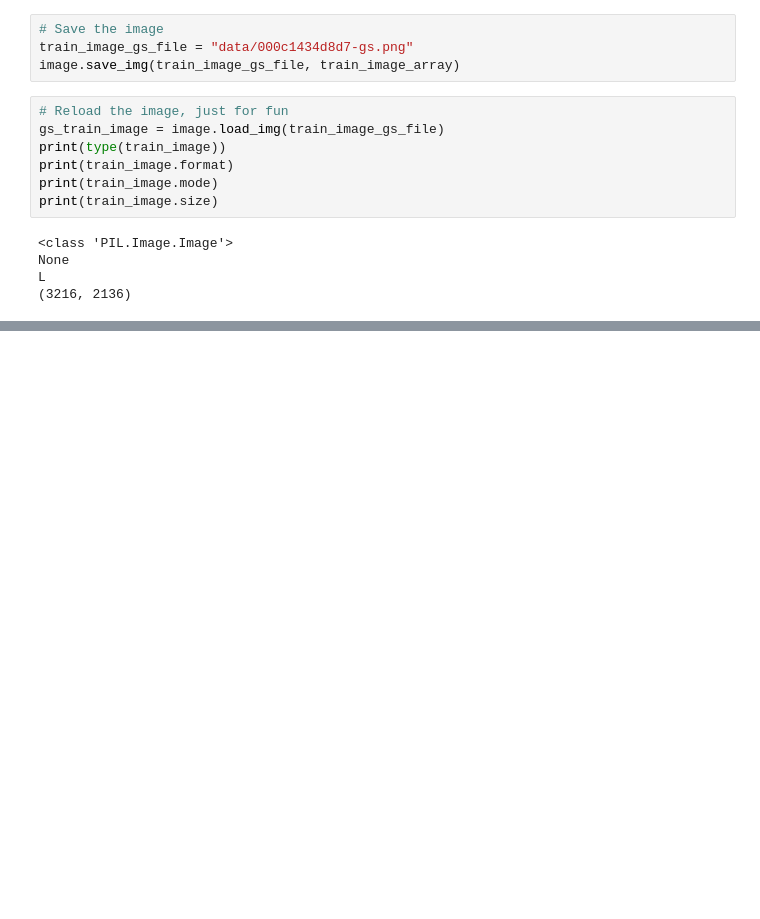
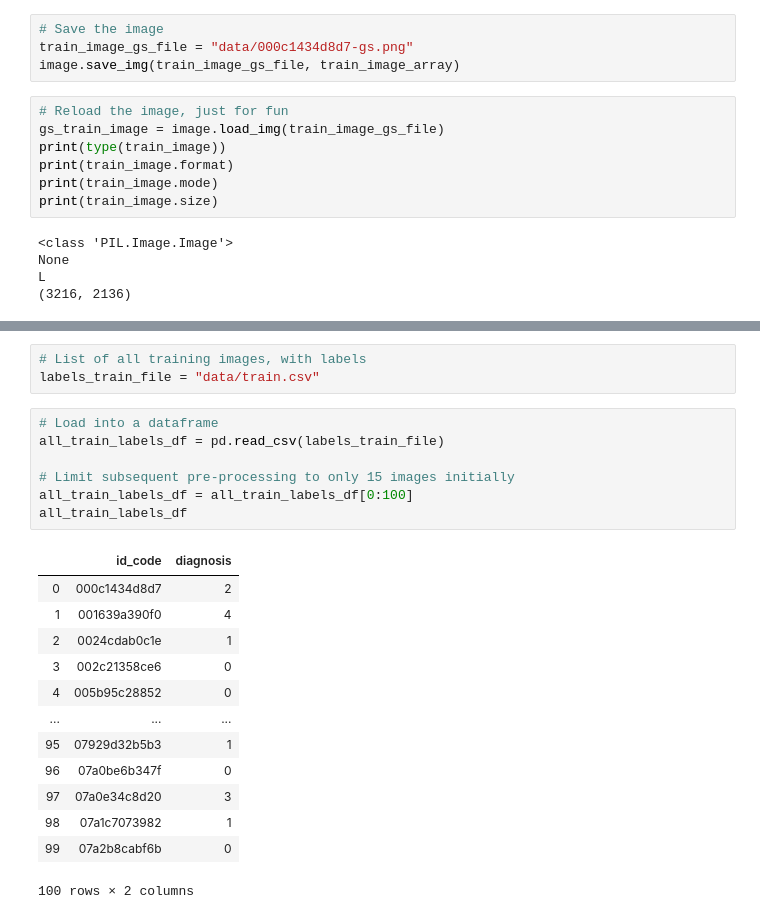
Before and after one commit to daddyjab/Diabetic_Retinopathy_Detection, a Jupyter notebook: 01-Diabetic_Retinopathy_Exploration.ipynb, the cells around one changed output, grey strips where cells are left out. Saved outputs shown, nothing was run; the diff lists cells and outputs as text; blank space fills up the shorter version.

```diff
--- a/01-Diabetic_Retinopathy_Exploration.ipynb
+++ b/01-Diabetic_Retinopathy_Exploration.ipynb
@@ -239,0 +230,24 @@ train_labels_df
+# %%
+# List of all training images, with labels
+labels_train_file = "data/train.csv"
+# %%
+# Load into a dataframe
+all_train_labels_df = pd.read_csv(labels_train_file)
+
+# Limit subsequent pre-processing to only 15 images initially
+all_train_labels_df = all_train_labels_df[0:100]
+all_train_labels_df
+# %% [output]
+|  | id_code | diagnosis |
+| 0 | 000c1434d8d7 | 2 |
+| 1 | 001639a390f0 | 4 |
+| 2 | 0024cdab0c1e | 1 |
+| 3 | 002c21358ce6 | 0 |
+| 4 | 005b95c28852 | 0 |
+| ... | ... | ... |
+| 95 | 07929d32b5b3 | 1 |
+| 96 | 07a0be6b347f | 0 |
+| 97 | 07a0e34c8d20 | 3 |
+| 98 | 07a1c7073982 | 1 |
+| 99 | 07a2b8cabf6b | 0 |
+100 rows × 2 columns
```
Also changed, not shown: parts of 40 cells of this notebook.
